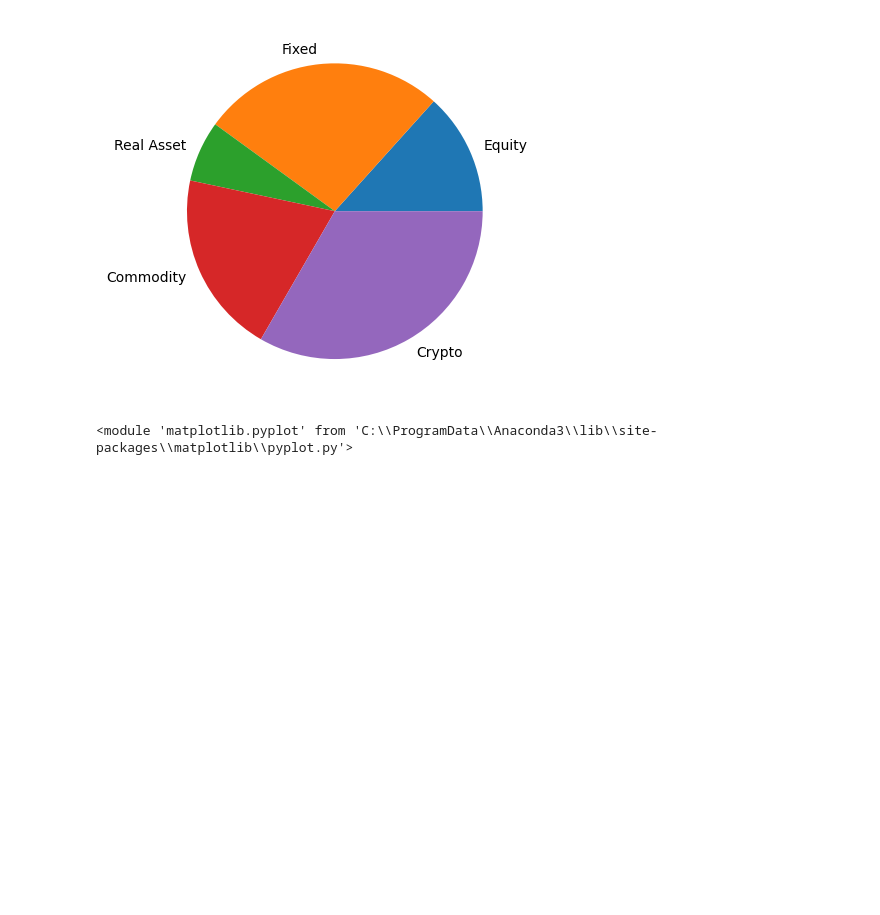
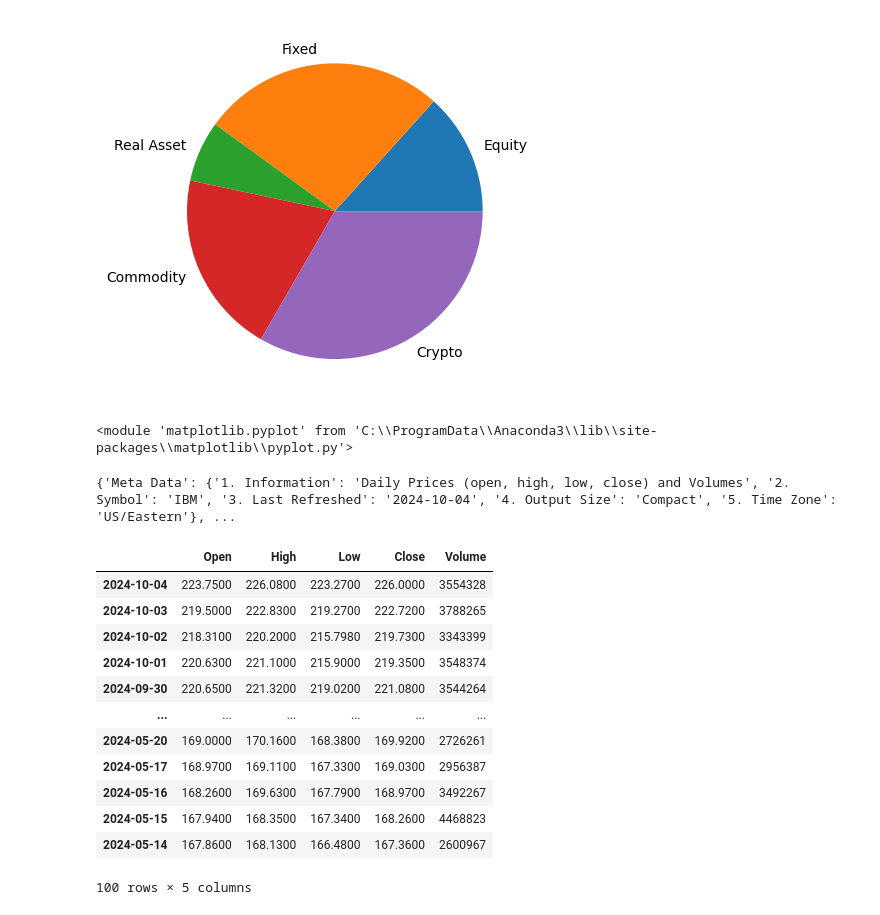
Before and after one commit to Brenden-Dean-Perry/PythonLibrary, a Jupyter notebook: TestScripts/Test.ipynb, the cells around one changed output. Saved outputs shown, nothing was run; the diff lists cells and outputs as text; code cells hidden in the pictures; blank space fills up the shorter version.

```diff
--- a/TestScripts/Test.ipynb
+++ b/TestScripts/Test.ipynb
@@ -16,0 +22,18 @@ Charting.pie_chart(category, y)
+# %%
+data = api.get_stock_data('IBM')
+data
+# %% [output]
+{'Meta Data': {'1. Information': 'Daily Prices (open, high, low, close) and Volumes', '2. Symbol': 'IBM', '3. Last Refreshed': '2024-10-04', '4. Output Size': 'Compact', '5. Time Zone': 'US/Eastern'}, ...
+|  | Open | High | Low | Close | Volume |
+| 2024-10-04 | 223.7500 | 226.0800 | 223.2700 | 226.0000 | 3554328 |
+| 2024-10-03 | 219.5000 | 222.8300 | 219.2700 | 222.7200 | 3788265 |
+| 2024-10-02 | 218.3100 | 220.2000 | 215.7980 | 219.7300 | 3343399 |
+| 2024-10-01 | 220.6300 | 221.1000 | 215.9000 | 219.3500 | 3548374 |
+| 2024-09-30 | 220.6500 | 221.3200 | 219.0200 | 221.0800 | 3544264 |
+| ... | ... | ... | ... | ... | ... |
+| 2024-05-20 | 169.0000 | 170.1600 | 168.3800 | 169.9200 | 2726261 |
+| 2024-05-17 | 168.9700 | 169.1100 | 167.3300 | 169.0300 | 2956387 |
+| 2024-05-16 | 168.2600 | 169.6300 | 167.7900 | 168.9700 | 3492267 |
+| 2024-05-15 | 167.9400 | 168.3500 | 167.3400 | 168.2600 | 4468823 |
+| 2024-05-14 | 167.8600 | 168.1300 | 166.4800 | 167.3600 | 2600967 |
+100 rows × 5 columns
```
Also changed, not shown: parts of 11 cells of this notebook, 10 other files.
